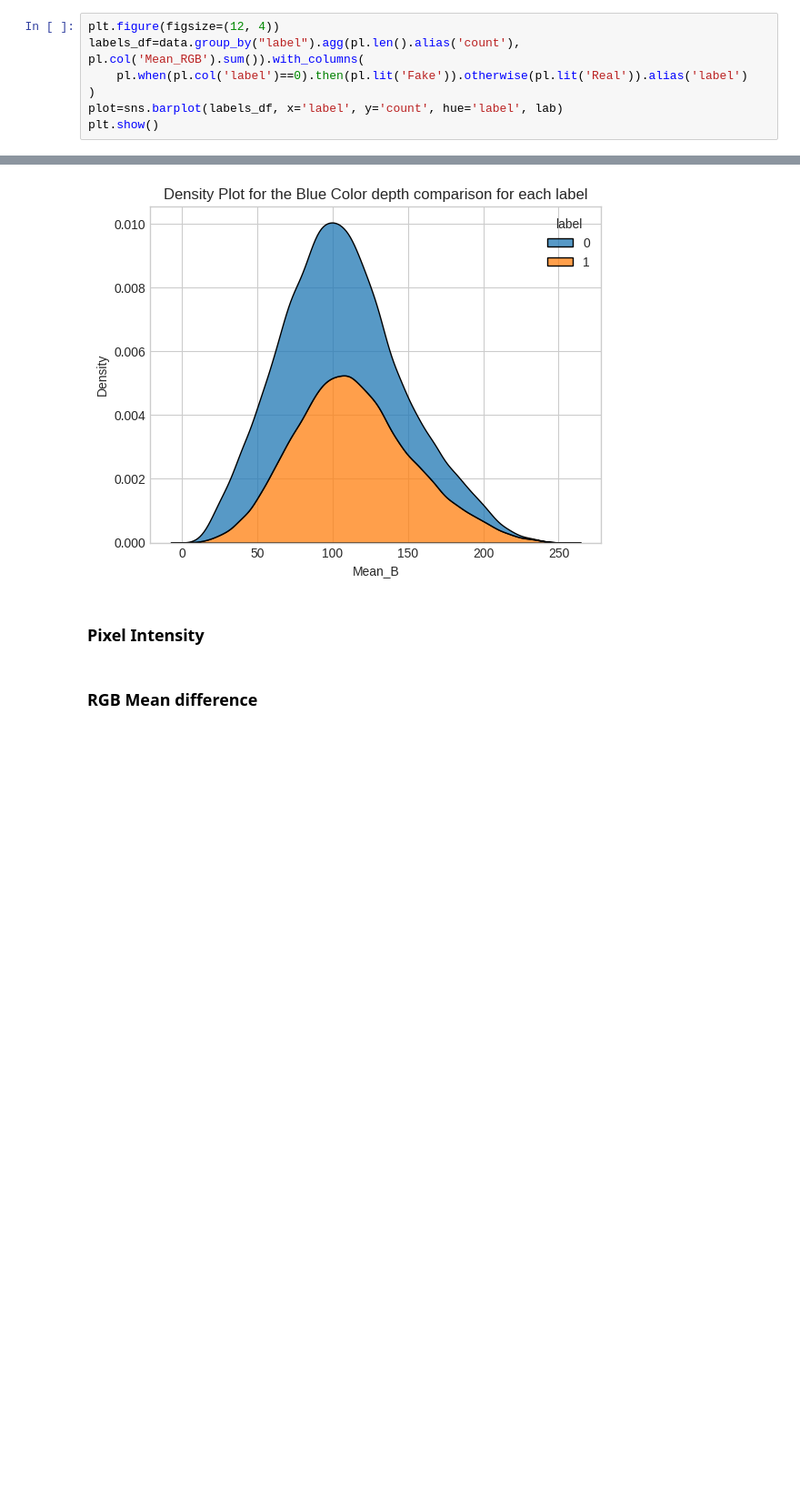
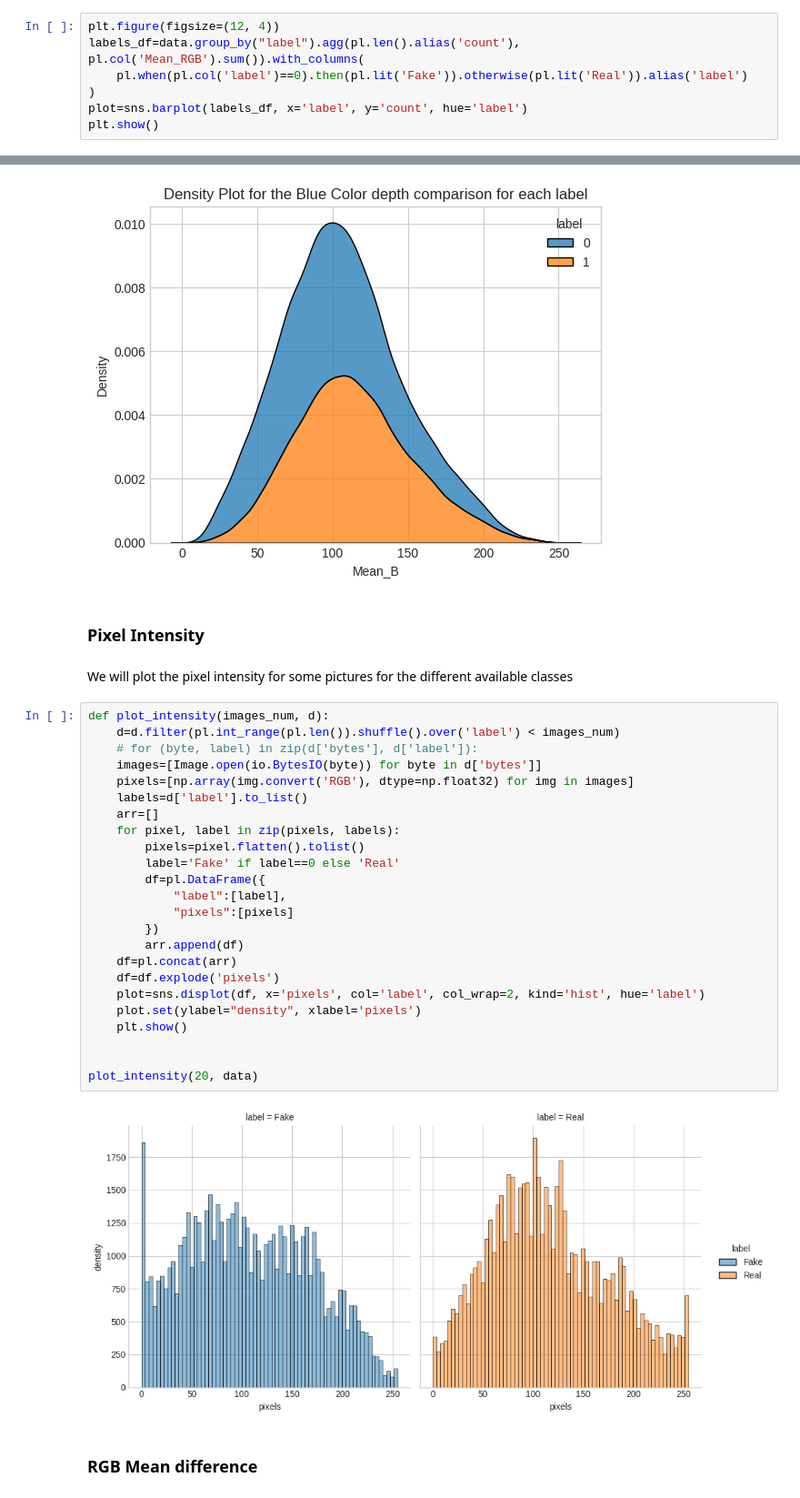
Before and after one commit to 1nuc/image-classification, a Jupyter notebook: run.ipynb, the cells around one changed output, grey strips where cells are left out. Shown at 91% size. Drawn from its saved outputs; the diff is of its cells as text; blank space fills up the shorter version.

```diff
--- a/run.ipynb
+++ b/run.ipynb
@@ -99,7 +99,7 @@ plt.figure(figsize=(12, 4))
 labels_df=data.group_by("label").agg(pl.len().alias('count'), pl.col('Mean_RGB').sum()).with_columns(
     pl.when(pl.col('label')==0).then(pl.lit('Fake')).otherwise(pl.lit('Real')).alias('label')
 )
-plot=sns.barplot(labels_df, x='label', y='count', hue='label', lab)
+plot=sns.barplot(labels_df, x='label', y='count', hue='label')
 plt.show()
 # %% [output]
 [figure]
@@ -185,6 +185,34 @@ plt.show()
 [figure]
 # %% [markdown]
 ### Pixel Intensity
+# %% [markdown]
+We will plot the pixel intensity for some pictures for the different available classes
+# %%
+def plot_intensity(images_num, d):
+    d=d.filter(pl.int_range(pl.len()).shuffle().over('label') < images_num)
+    # for (byte, label) in zip(d['bytes'], d['label']):
+    images=[Image.open(io.BytesIO(byte)) for byte in d['bytes']]
+    pixels=[np.array(img.convert('RGB'), dtype=np.float32) for img in images]
+    labels=d['label'].to_list()
+    arr=[]
+    for pixel, label in zip(pixels, labels):
+        pixels=pixel.flatten().tolist()
+        label='Fake' if label==0 else 'Real'
+        df=pl.DataFrame({
+            "label":[label],
+            "pixels":[pixels]
+        })
+        arr.append(df)
+    df=pl.concat(arr)
+    df=df.explode('pixels')
+    plot=sns.displot(df, x='pixels', col='label', col_wrap=2, kind='hist', hue='label')
+    plot.set(ylabel="density", xlabel='pixels')
+    plt.show()
+
+
+plot_intensity(20, data)
+# %% [output]
+[figure, added]
 # %% [markdown]
 ### RGB Mean difference
 # %% [markdown]
```
Also changed, not shown: parts of 1 cell of this notebook.
